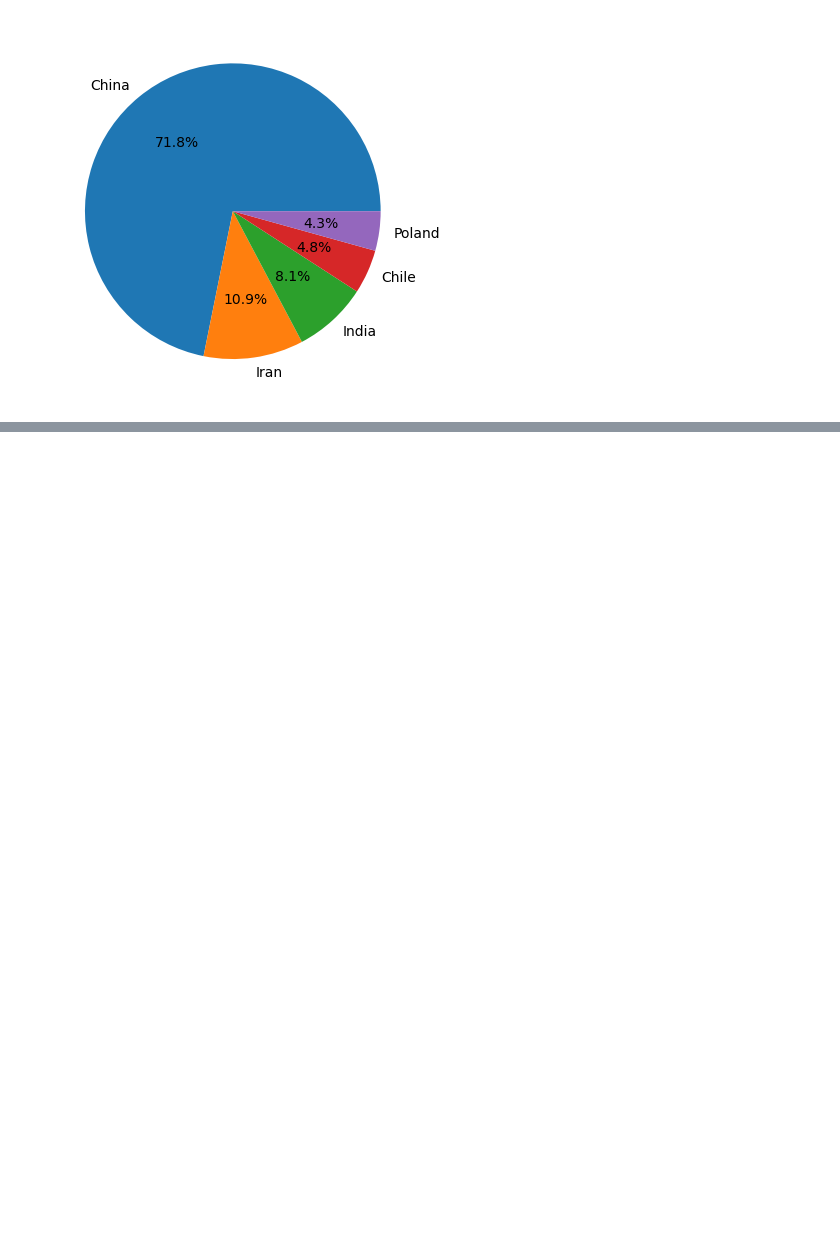
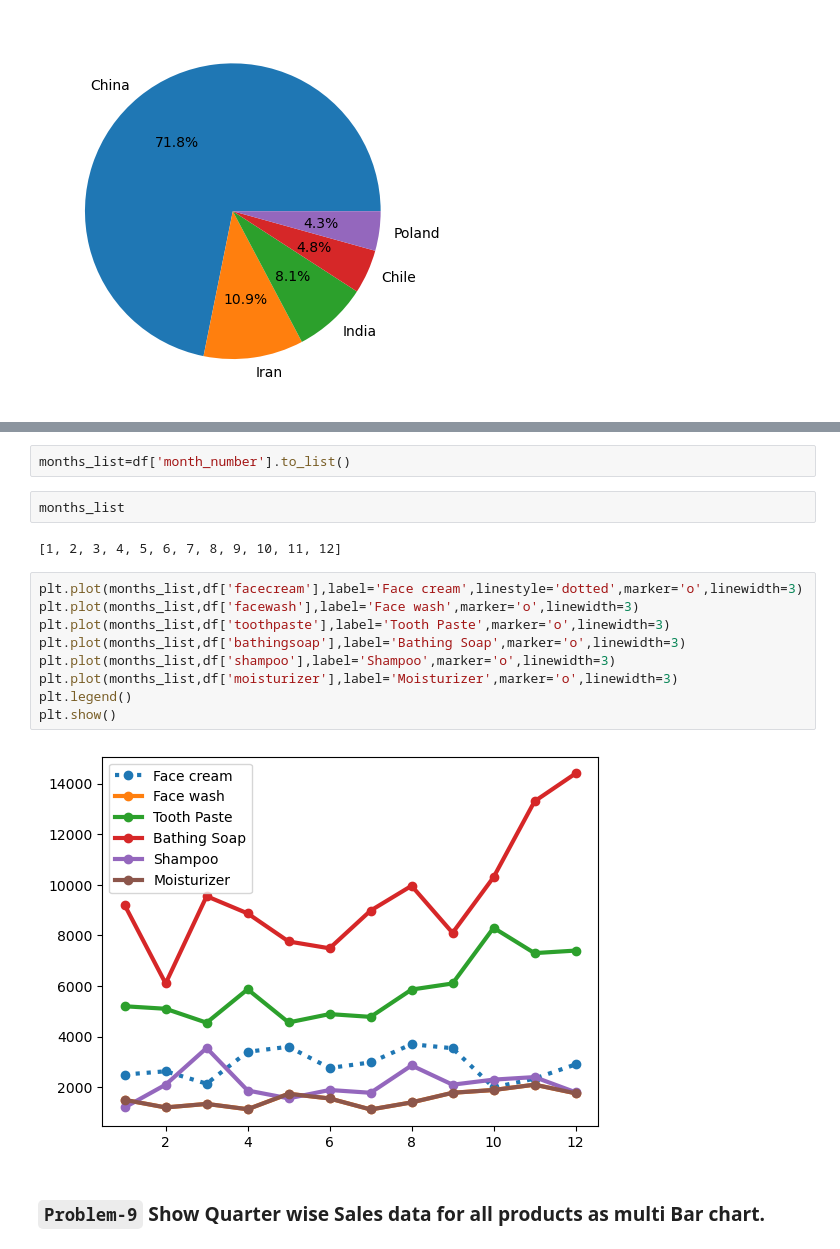
Before and after one commit to khadar786/CampusX, a Jupyter notebook: Tasks/Task-23.ipynb, the cells around one changed output, grey strips where cells are left out. Saved outputs shown, nothing was run; the diff lists cells and outputs as text; blank space fills up the shorter version.

```diff
--- a/Tasks/Task-23.ipynb
+++ b/Tasks/Task-23.ipynb
@@ -98,0 +184,19 @@ plt.show()
+# %%
+months_list=df['month_number'].to_list()
+# %%
+months_list
+# %% [output]
+[1, 2, 3, 4, 5, 6, 7, 8, 9, 10, 11, 12]
+# %%
+plt.plot(months_list,df['facecream'],label='Face cream',linestyle='dotted',marker='o',linewidth=3)
+plt.plot(months_list,df['facewash'],label='Face wash',marker='o',linewidth=3)
+plt.plot(months_list,df['toothpaste'],label='Tooth Paste',marker='o',linewidth=3)
+plt.plot(months_list,df['bathingsoap'],label='Bathing Soap',marker='o',linewidth=3)
+plt.plot(months_list,df['shampoo'],label='Shampoo',marker='o',linewidth=3)
+plt.plot(months_list,df['moisturizer'],label='Moisturizer',marker='o',linewidth=3)
+plt.legend()
+plt.show()
+# %% [output]
+[figure, added]
+# %% [markdown]
+### `Problem-9` Show Quarter wise Sales data for all products as multi Bar chart.
```
Also changed, not shown: parts of 23 cells of this notebook.
